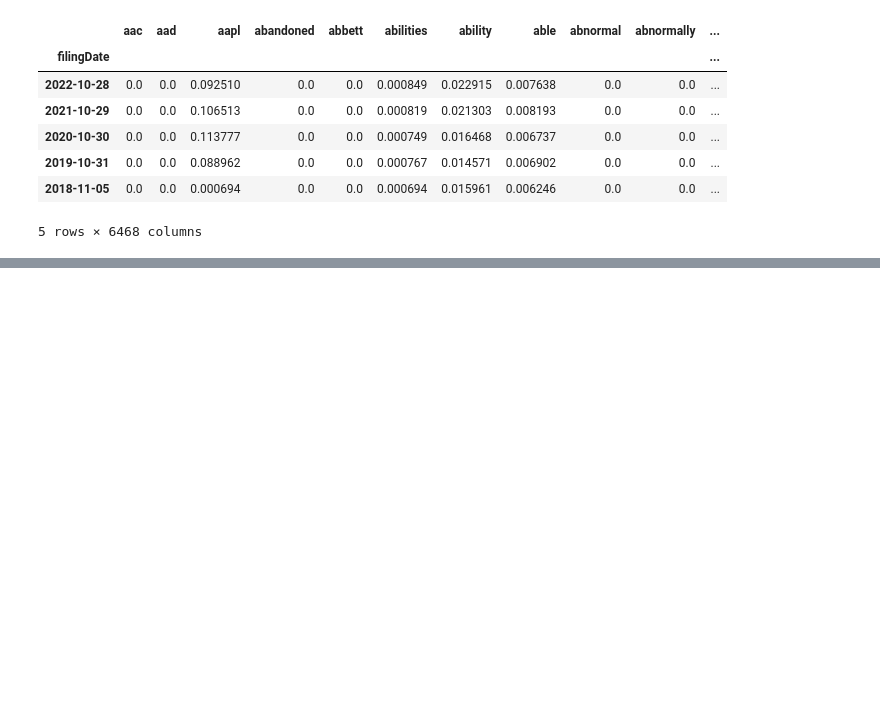
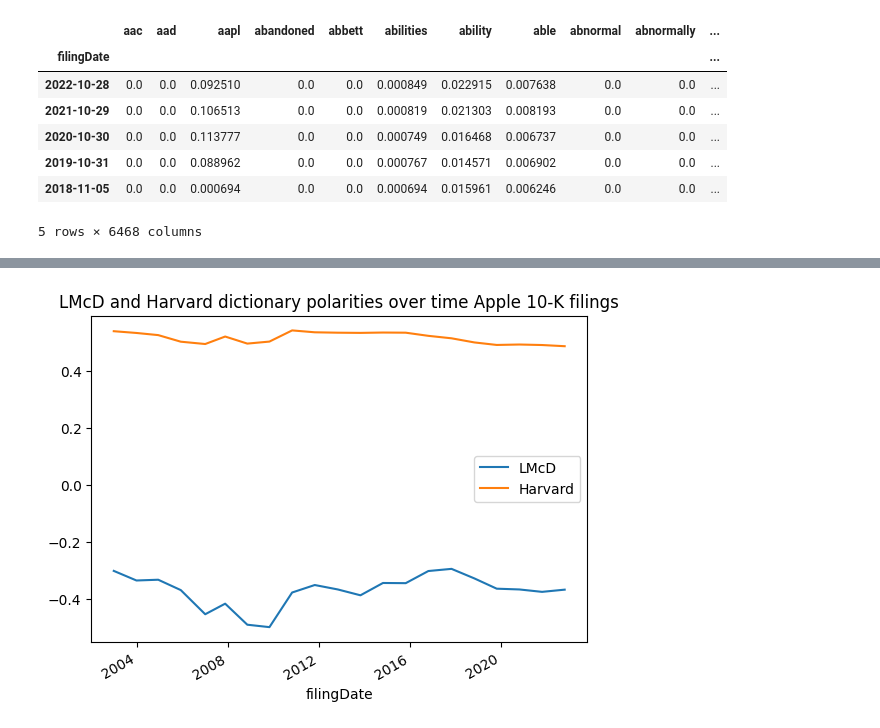
Before and after one commit to RalfKellner/dltaonlinebook, a Jupyter notebook: 02_frequency_dictionary_models.ipynb, the cells around one changed output, grey strips where cells are left out. Cells and saved outputs as stored; diff of their text form; code cells hidden in the pictures; blank space fills up the shorter version.

```diff
--- a/02_frequency_dictionary_models.ipynb
+++ b/02_frequency_dictionary_models.ipynb
@@ -174,3 +251,23 @@ tfidf_wo_stopwords.head()
+# %%
+hv = ps.HIV4()
+lm = ps.LM()
+
+lm_polarity = []
+hv_polarity = []
+
+for report in apple_filings.text:
+    lm_tokens = lm.tokenize(report)
+    hv_tokens = hv.tokenize(report)
+    lm_score = lm.get_score(lm_tokens)
+    hv_score = hv.get_score(hv_tokens)
+    lm_polarity.append(lm_score["Polarity"])
+    hv_polarity.append(hv_score["Polarity"])
+
+lmcd_harvard_polarity = pd.DataFrame([lm_polarity, hv_polarity], columns = pd.to_datetime(apple_filings.filingDate), index = ["LMcD", "Harvard"]).transpose()
+lmcd_harvard_polarity.plot(title = "LMcD and Harvard dictionary polarities over time Apple 10-K filings")
+plt.show()
+# %% [output]
+[figure, added]
 # %% [markdown]
 ## Similarity measures
 
```
Also changed, not shown: parts of 25 cells of this notebook, 53 other files.
